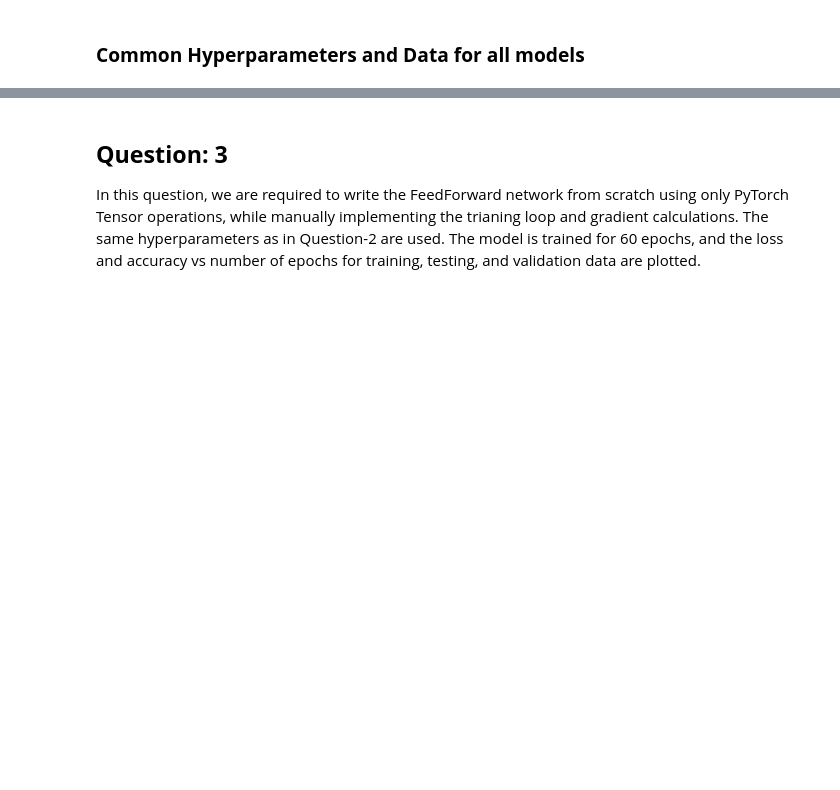
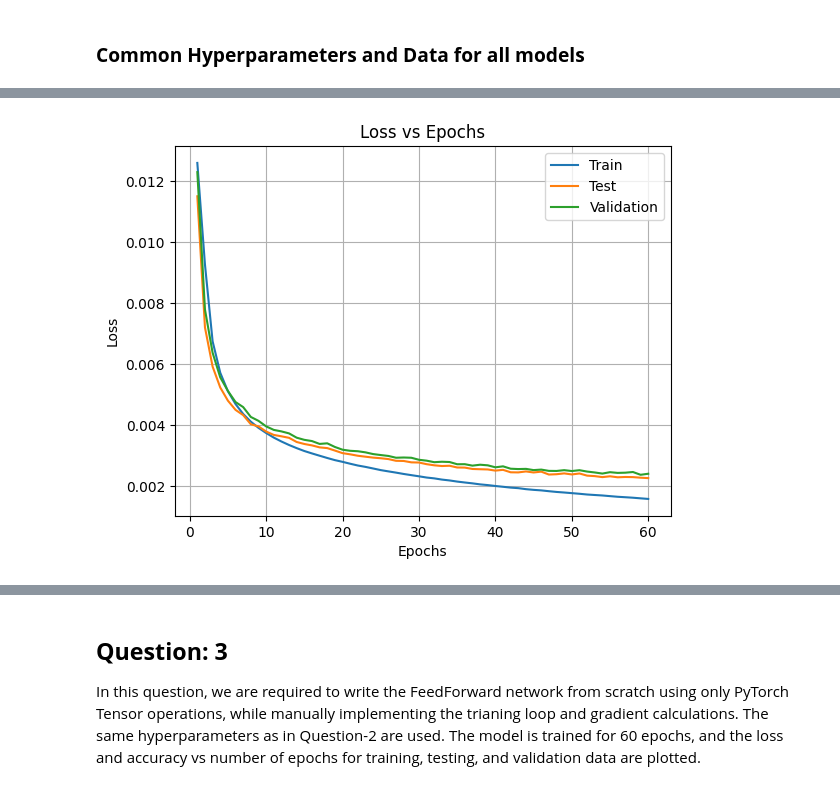
Before and after one commit to divyajeettt/CSE641, a Jupyter notebook: Assignment-1/2021529-A1.ipynb, the cells around one changed output, grey strips where cells are left out. Drawn from its saved outputs; the diff is of its cells as text; code cells hidden in the pictures; blank space fills up the shorter version.

```diff
--- a/Assignment-1/2021529-A1.ipynb
+++ b/Assignment-1/2021529-A1.ipynb
@@ -170,14 +186,14 @@ Finally, we plot graphs of the loss and accuracy vs number of epochs for trainin
 ### **Common Hyperparameters and Data for all models**
 # %%
 INPUT_SIZE: int = 28 * 28
-HIDDEN_SIZE: list[int] = [45, 35, 35, 32]
+HIDDEN_SIZE: list[int] = [32, 32, 32, 32]
 OUTPUT_SIZE: int = 10
 EPOCHS: int = 60
 LR: float = 3e-4
-BATCH_SIZE: int = 75
+BATCH_SIZE: int = 64
 
-train_data = MNISTDataset(root="data", train=True, download=True, transform=transforms.ToTensor())
-test_data = MNISTDataset(root="data", train=False, download=True, transform=transforms.ToTensor())
+train_data = MNISTDataset(root="data", train=True, download=True, transform=ToTensor())
+test_data = MNISTDataset(root="data", train=False, download=True, transform=ToTensor())
 
 size = int(0.8 * len(train_data))
 train_data, val_data = random_split(train_data, [size, len(train_data) - size])
@@ -250,12 +265,14 @@ model.train([TRAIN_LOADER, TEST_LOADER, VAL_LOADER], EPOCHS, LR, verbose=True)
 # %%
-plt.plot(range(1, EPOCHS+1), model.LOSSES[0], label="Train", marker=".")
-plt.plot(range(1, EPOCHS+1), model.LOSSES[1], label="Test", marker=".")
-plt.plot(range(1, EPOCHS+1), model.LOSSES[2], label="Validation", marker=".")
+plt.plot(range(1, EPOCHS+1), model.LOSSES[0], label="Train")
+plt.plot(range(1, EPOCHS+1), model.LOSSES[1], label="Test")
+plt.plot(range(1, EPOCHS+1), model.LOSSES[2], label="Validation")
 
 plt.title("Loss vs Epochs")
 plt.xlabel("Epochs")
 plt.ylabel("Loss")
 plt.legend()
 plt.grid(True)
 plt.show()
+# %% [output]
+[figure, added]
 # %%
```
Also changed, not shown: parts of 21 cells of this notebook.
